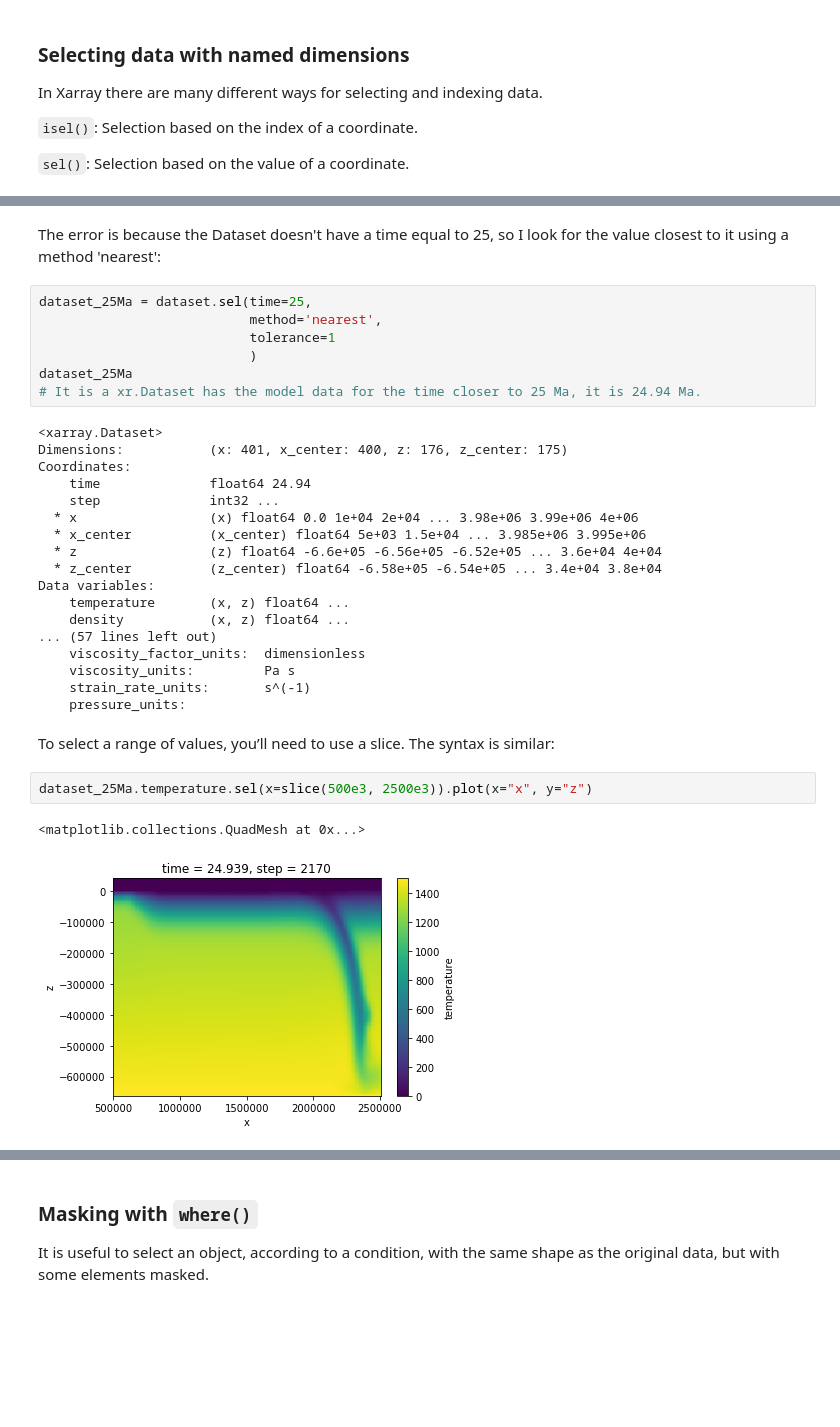
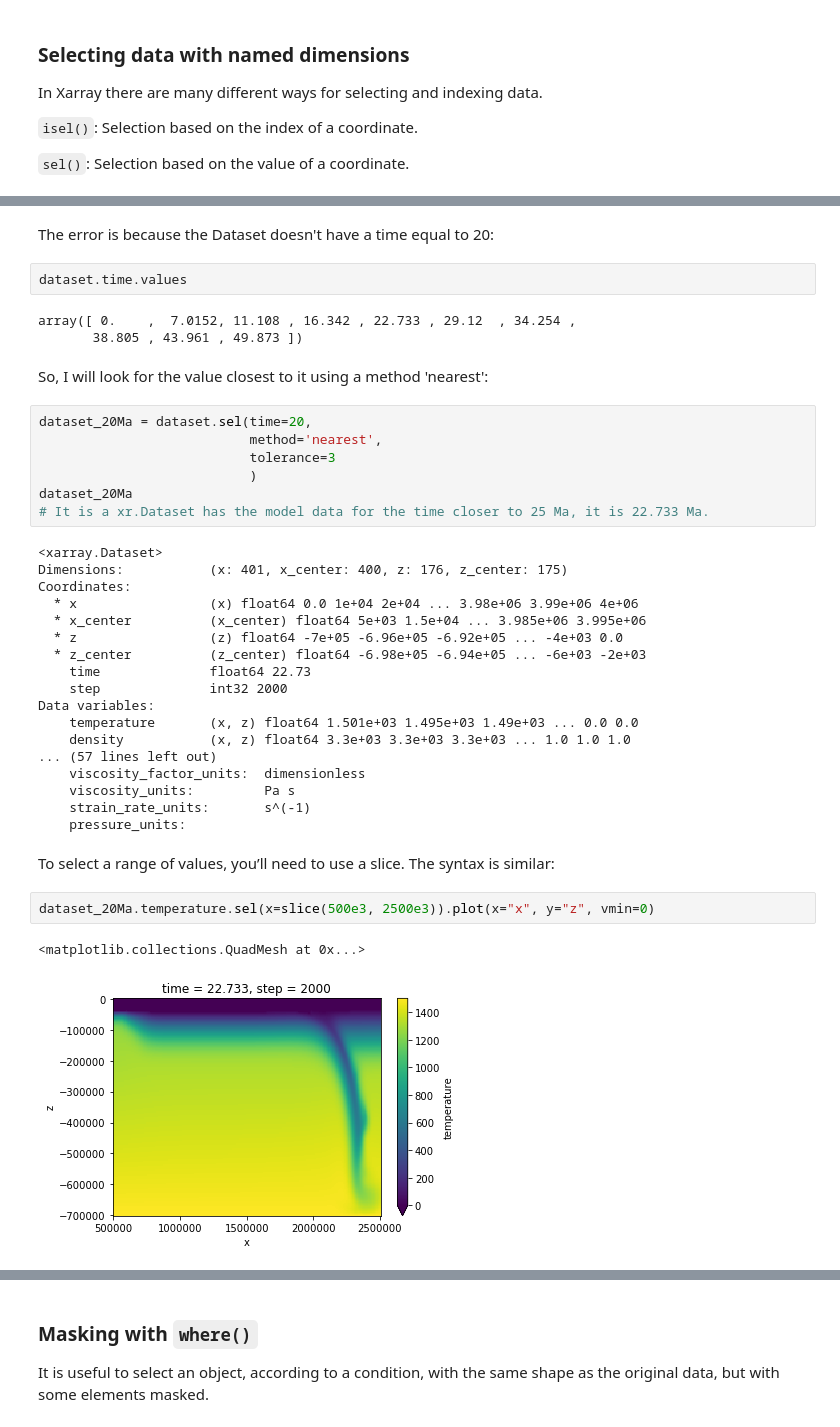
Before and after one commit to aguspesce/online_seminar_IAG-USP, a Jupyter notebook: for_mandyoc.ipynb, the cells around one changed output, grey strips where cells are left out. Drawn from its saved outputs; the diff is of its cells as text; blank space fills up the shorter version.

```diff
--- a/for_mandyoc.ipynb
+++ b/for_mandyoc.ipynb
@@ -149,25 +148,32 @@ KeyError: 25.0
 # %% [markdown]
-The error is because the Dataset doesn't have a time equal to 25, so I look for the value closest to it using a method 'nearest':
+The error is because the Dataset doesn't have a time equal to 20:
+# %%
+dataset.time.values
+# %% [output]
+array([ 0.    ,  7.0152, 11.108 , 16.342 , 22.733 , 29.12  , 34.254 ,
+       38.805 , 43.961 , 49.873 ])
+# %% [markdown]
+So, I will look for the value closest to it using a method 'nearest':
 # %%
-dataset_25Ma = dataset.sel(time=25,
+dataset_20Ma = dataset.sel(time=20,
                            method='nearest',
-                           tolerance=1
+                           tolerance=3
                            )
-dataset_25Ma
-# It is a xr.Dataset has the model data for the time closer to 25 Ma, it is 24.94 Ma.
+dataset_20Ma
+# It is a xr.Dataset has the model data for the time closer to 25 Ma, it is 22.733 Ma.
 # %% [output]
 <xarray.Dataset>
 Dimensions:           (x: 401, x_center: 400, z: 176, z_center: 175)
 Coordinates:
-    time              float64 24.94
-    step              int32 ...
   * x                 (x) float64 0.0 1e+04 2e+04 ... 3.98e+06 3.99e+06 4e+06
   * x_center          (x_center) float64 5e+03 1.5e+04 ... 3.985e+06 3.995e+06
-  * z                 (z) float64 -6.6e+05 -6.56e+05 -6.52e+05 ... 3.6e+04 4e+04
-  * z_center          (z_center) float64 -6.58e+05 -6.54e+05 ... 3.4e+04 3.8e+04
+  * z                 (z) float64 -7e+05 -6.96e+05 -6.92e+05 ... -4e+03 0.0
+  * z_center          (z_center) float64 -6.98e+05 -6.94e+05 ... -6e+03 -2e+03
+    time              float64 22.73
+    step              int32 2000
 Data variables:
-    temperature       (x, z) float64 ...
-    density           (x, z) float64 ...
+    temperature       (x, z) float64 1.501e+03 1.495e+03 1.49e+03 ... 0.0 0.0
+    density           (x, z) float64 3.3e+03 3.3e+03 3.3e+03 ... 1.0 1.0 1.0
 ... (57 lines left out)
     viscosity_factor_units:  dimensionless
     viscosity_units:         Pa s
@@ -177,8 +183,8 @@ Data variables:
 To select a range of values, you’ll need to use a slice.
 The syntax is similar:
 # %%
-dataset_25Ma.temperature.sel(x=slice(500e3, 2500e3)).plot(x="x", y="z")
+dataset_20Ma.temperature.sel(x=slice(500e3, 2500e3)).plot(x="x", y="z", vmin=0)
 # %% [output]
 <matplotlib.collections.QuadMesh at 0x...>
-[figure, old version]
+[figure, new version]
 # %% [markdown]
```
Also changed, not shown: parts of 15 cells of this notebook.
